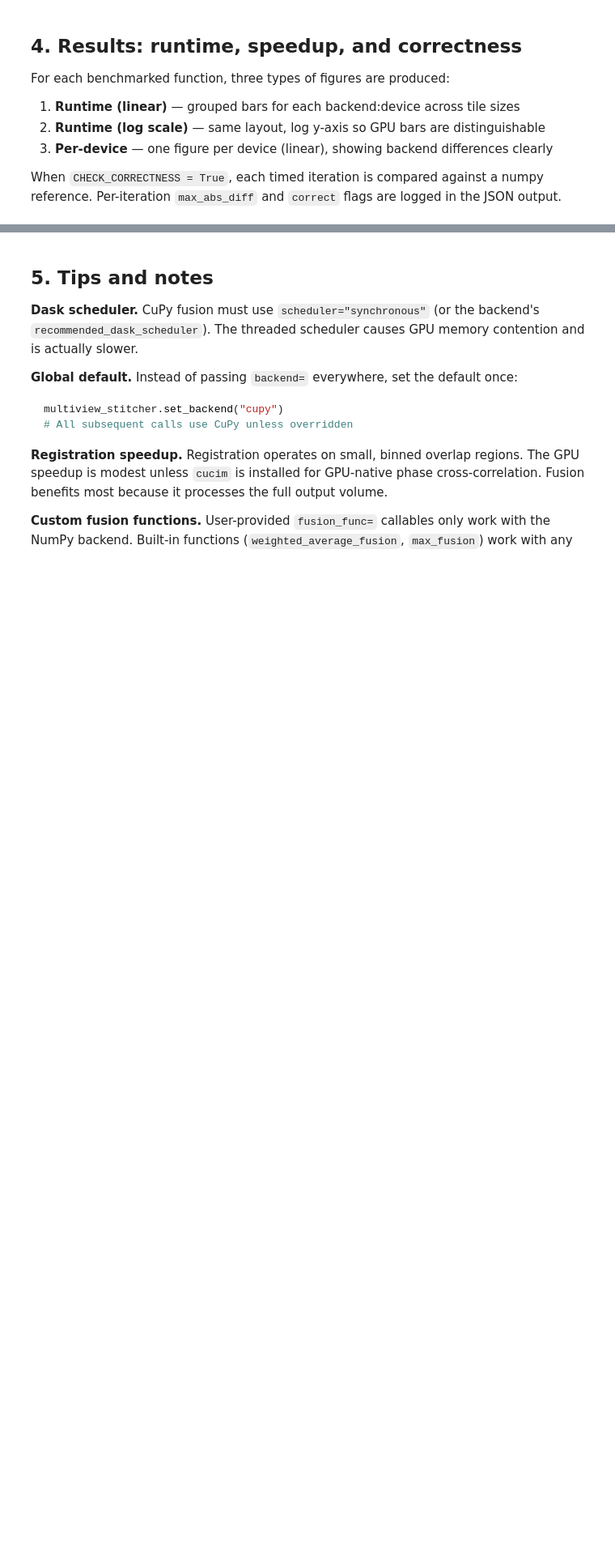
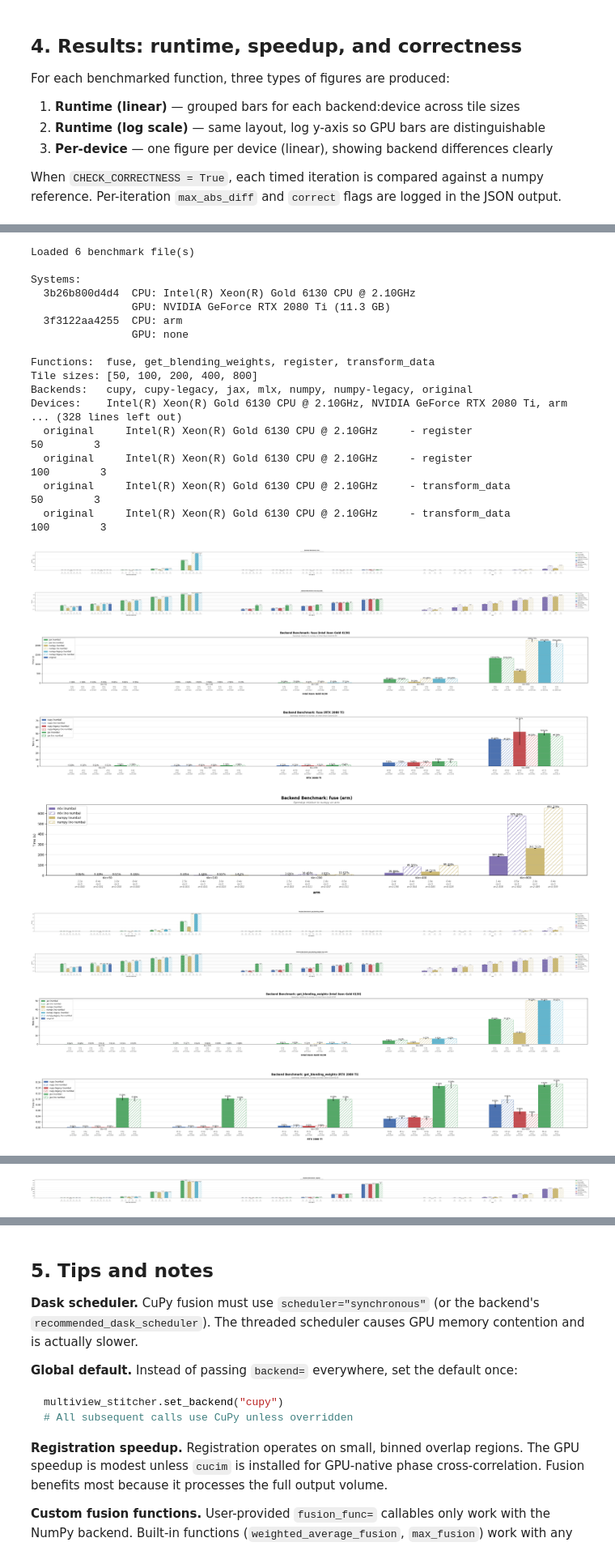
Before and after one commit to multiview-stitcher/multiview-stitcher, a Jupyter notebook: notebooks/benchmark_backends.ipynb, the cells around one changed output, grey strips where cells are left out. Shown at 81% size. Saved outputs shown, nothing was run; the diff lists cells and outputs as text; code cells hidden in the pictures; blank space fills up the shorter version.

```diff
--- a/notebooks/benchmark_backends.ipynb
+++ b/notebooks/benchmark_backends.ipynb
@@ -449,8 +948,3 @@ For each benchmarked function, three types of figures are produced:
 When `CHECK_CORRECTNESS = True`, each timed iteration is compared against
 a numpy reference. Per-iteration `max_abs_diff` and `correct` flags are
 logged in the JSON output.
-# %%
-from multiview_stitcher.backends import evaluate_benchmarks, plot_runtime_and_speedup
-
-merged = evaluate_benchmarks("benchmark_backends_results")
-figures = plot_runtime_and_speedup(merged)
@@ -486,0 +951,42 @@ Records: 180 total
+# %%
+if _HAS_BACKENDS:
+    from multiview_stitcher.backends import evaluate_benchmarks, plot_runtime_and_speedup
+
+    merged = evaluate_benchmarks(OUTPUT_DIR)
+    figures = plot_runtime_and_speedup(merged)
+else:
+    print("Evaluation requires the dev version with the backends module.")
+    print(f"Results have been saved to: {OUTPUT_DIR}/")
+    print()
+    print("To view and compare results:")
+    print("  1. Install the dev version of multiview-stitcher")
+    print("  2. Re-run this cell (sections 1-4 only, no need to re-benchmark)")
+    print("  3. evaluate_benchmarks() will load and merge all JSON files,")
+    print("     including 'original' results alongside backend results.")
+# %% [output]
+Loaded 6 benchmark file(s)
+
+Systems:
+  3b26b800d4d4  CPU: Intel(R) Xeon(R) Gold 6130 CPU @ 2.10GHz
+                GPU: NVIDIA GeForce RTX 2080 Ti (11.3 GB)
+  3f3122aa4255  CPU: arm
+                GPU: none
+
+Functions:  fuse, get_blending_weights, register, transform_data
+Tile sizes: [50, 100, 200, 400, 800]
+Backends:   cupy, cupy-legacy, jax, mlx, numpy, numpy-legacy, original
+Devices:    Intel(R) Xeon(R) Gold 6130 CPU @ 2.10GHz, NVIDIA GeForce RTX 2080 Ti, arm
+... (328 lines left out)
+  original     Intel(R) Xeon(R) Gold 6130 CPU @ 2.10GHz     - register                 50        3
+  original     Intel(R) Xeon(R) Gold 6130 CPU @ 2.10GHz     - register                100        3
+  original     Intel(R) Xeon(R) Gold 6130 CPU @ 2.10GHz     - transform_data           50        3
+  original     Intel(R) Xeon(R) Gold 6130 CPU @ 2.10GHz     - transform_data          100        3
+[figure, added]
+[figure, added]
+[figure, added]
+[figure, added]
+[figure, added]
+[figure, added]
+[figure, added]
+[figure, added]
+[figure, added]
@@ -486,0 +994 @@ Records: 180 total
+[figure, added]
```
Also changed, not shown: parts of 11 cells of this notebook, 1 other file.
